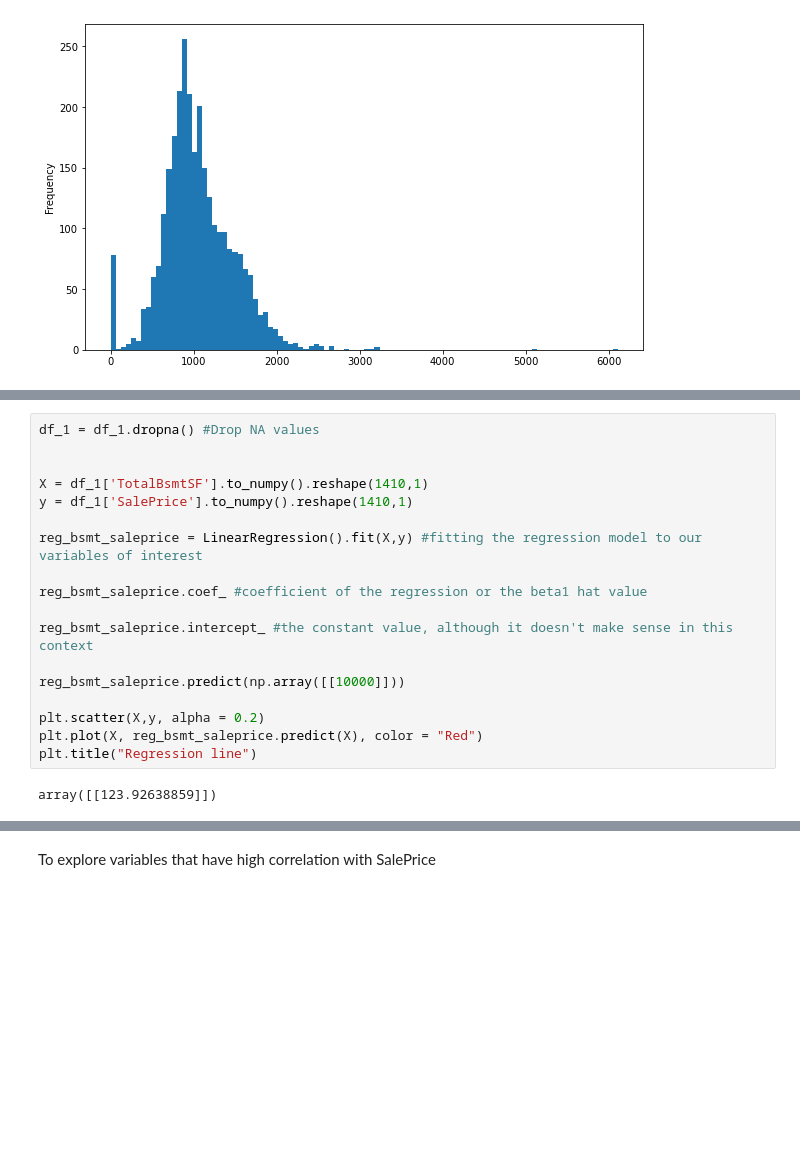
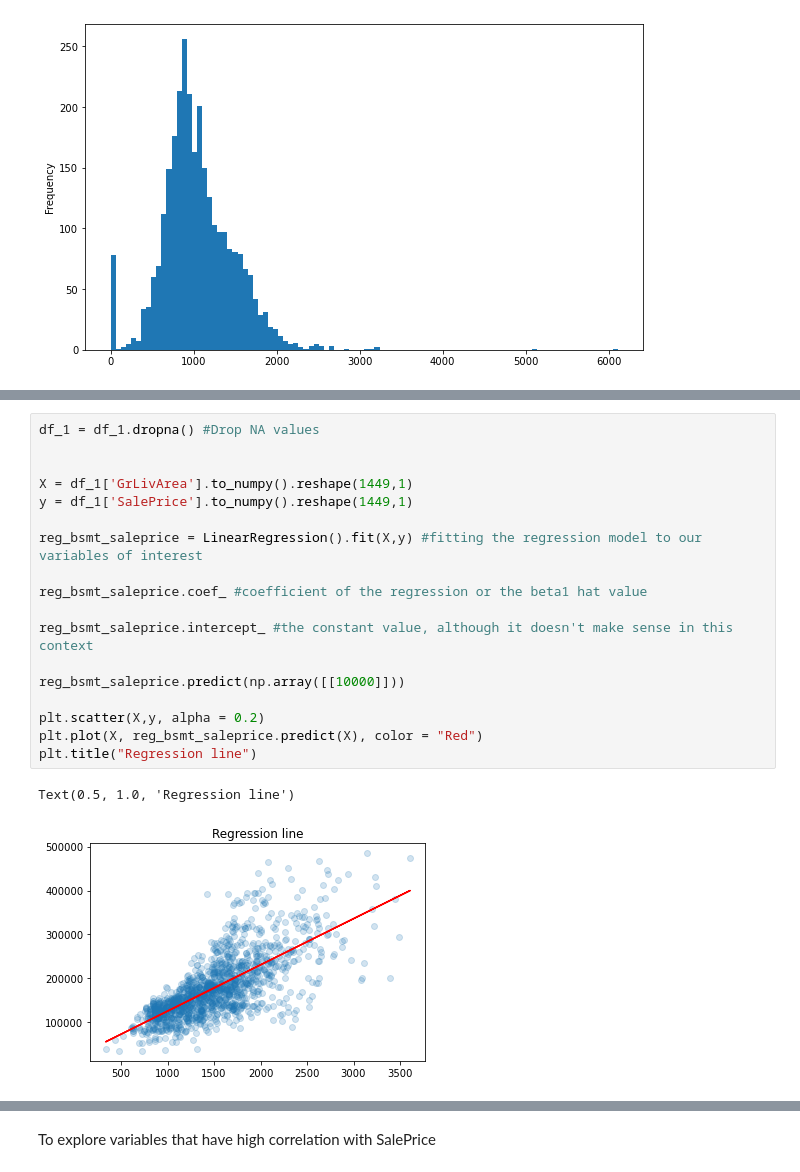
Before and after one commit to CS521-Burstein/final-project-Willqqq123, a Jupyter notebook: Linear Regression.ipynb, the cells around one changed output, grey strips where cells are left out. Cells and saved outputs as stored; diff of their text form; blank space fills up the shorter version.

Commit message:
changes to Linear Regression

```diff
--- a/Linear Regression.ipynb
+++ b/Linear Regression.ipynb
@@ -78,23 +76,24 @@ sns.scatterplot(data = df_1, x = "TotalBsmtSF", y = "SalePrice")
 # %%
 df_1 = df_1.dropna() #Drop NA values
 
 
-X = df_1['TotalBsmtSF'].to_numpy().reshape(1410,1)
-y = df_1['SalePrice'].to_numpy().reshape(1410,1)
+X = df_1['GrLivArea'].to_numpy().reshape(1449,1)
+y = df_1['SalePrice'].to_numpy().reshape(1449,1)
 
 reg_bsmt_saleprice = LinearRegression().fit(X,y) #fitting the regression model to our variables of interest
 
 reg_bsmt_saleprice.coef_ #coefficient of the regression or the beta1 hat value
 
 reg_bsmt_saleprice.intercept_ #the constant value, although it doesn't make sense in this context
 
 reg_bsmt_saleprice.predict(np.array([[10000]]))
 
 plt.scatter(X,y, alpha = 0.2)
 plt.plot(X, reg_bsmt_saleprice.predict(X), color = "Red")
 plt.title("Regression line")
 # %% [output]
-array([[123.92638859]])
+Text(0.5, 1.0, 'Regression line')
+[figure, added]
 # %%
 reg_bsmt_saleprice.score(X,y)
 # %% [output]
```
Also changed, not shown: parts of 6 cells of this notebook.
